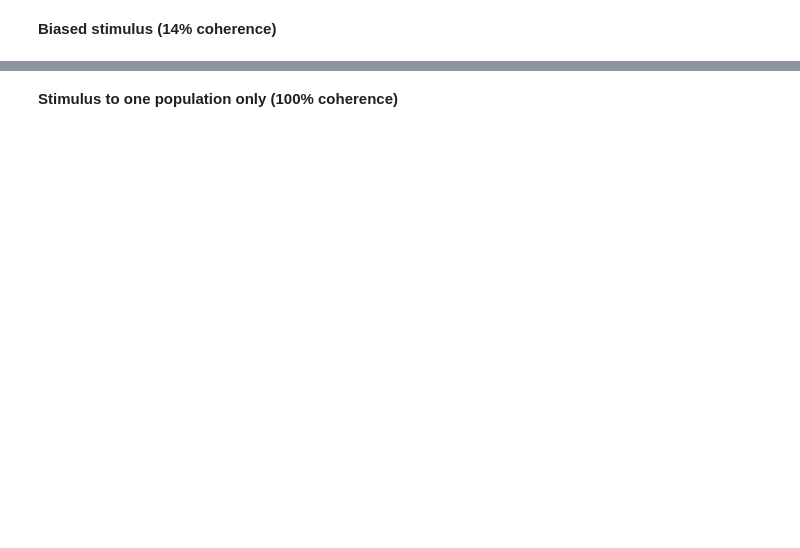
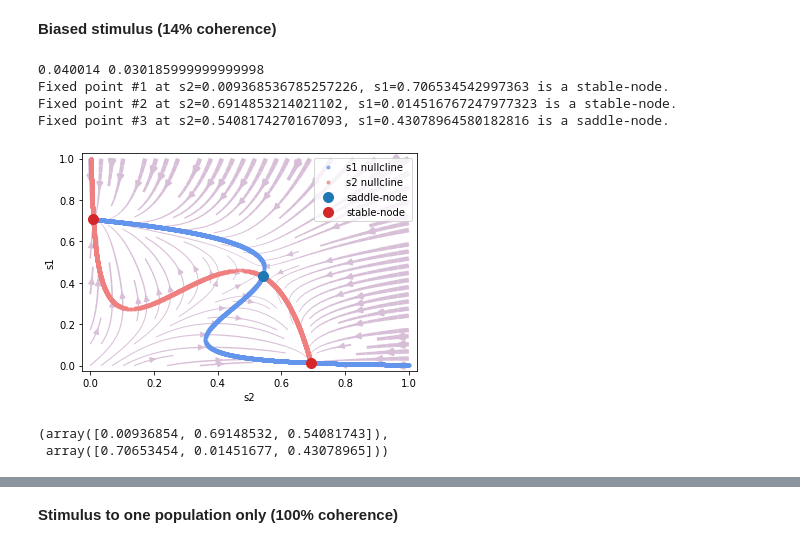
Before and after one commit to quanpeng0/BrainModels, a Jupyter notebook: docs/examples/from_papers/wong_wang_2006_decision.ipynb, the cells around one changed output, grey strips where cells are left out. Saved outputs shown, nothing was run; the diff lists cells and outputs as text; code cells hidden in the pictures; blank space fills up the shorter version.

```diff
--- a/docs/examples/from_papers/wong_wang_2006_decision.ipynb
+++ b/docs/examples/from_papers/wong_wang_2006_decision.ipynb
@@ -138,2 +140,27 @@ array([[0.49800386, 0.49800386],
 # %% [markdown]
 **Biased stimulus (14% coherence)**
+# %%
+I1, I2 = get_stimulus(coh=.14)
+print(I1, I2)
+
+analyzer = bp.analysis.PhasePlane(
+    model=decision_model(),
+    target_vars=OrderedDict(s2=[0., 1.], s1=[0., 1.]),
+    fixed_vars={'I1': I1, 'I2':I2},
+    numerical_resolution=0.0005,
+    options={'escape_sympy_solver': True}
+)
+
+analyzer.plot_vector_field()
+analyzer.plot_nullcline(numerical_setting={
+                        'int_s1':dict(coords='s1-s2'),
+                        'int_s2':dict(coords='s2-s1')})
+analyzer.plot_fixed_point(show=True)
+# %% [output]
+0.040014 0.030185999999999998
+Fixed point #1 at s2=0.009368536785257226, s1=0.706534542997363 is a stable-node.
+Fixed point #2 at s2=0.6914853214021102, s1=0.014516767247977323 is a stable-node.
+Fixed point #3 at s2=0.5408174270167093, s1=0.43078964580182816 is a saddle-node.
+[figure, added]
+(array([0.00936854, 0.69148532, 0.54081743]),
+ array([0.70653454, 0.01451677, 0.43078965]))
```
Also changed, not shown: parts of 7 cells of this notebook, 1 other file.
